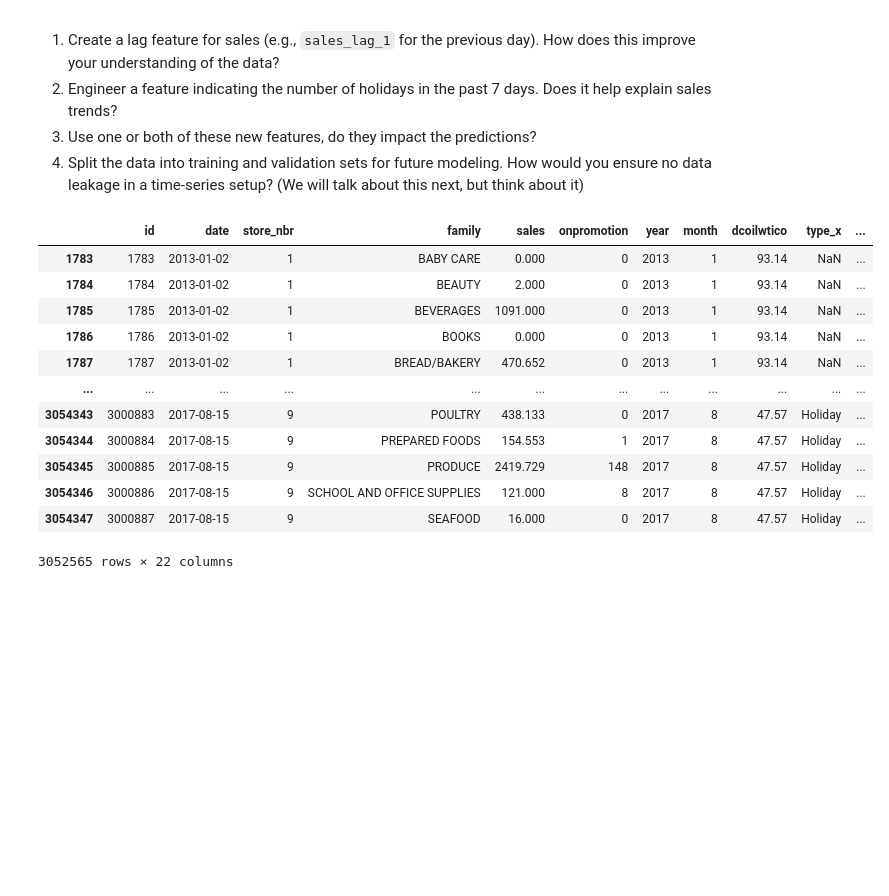
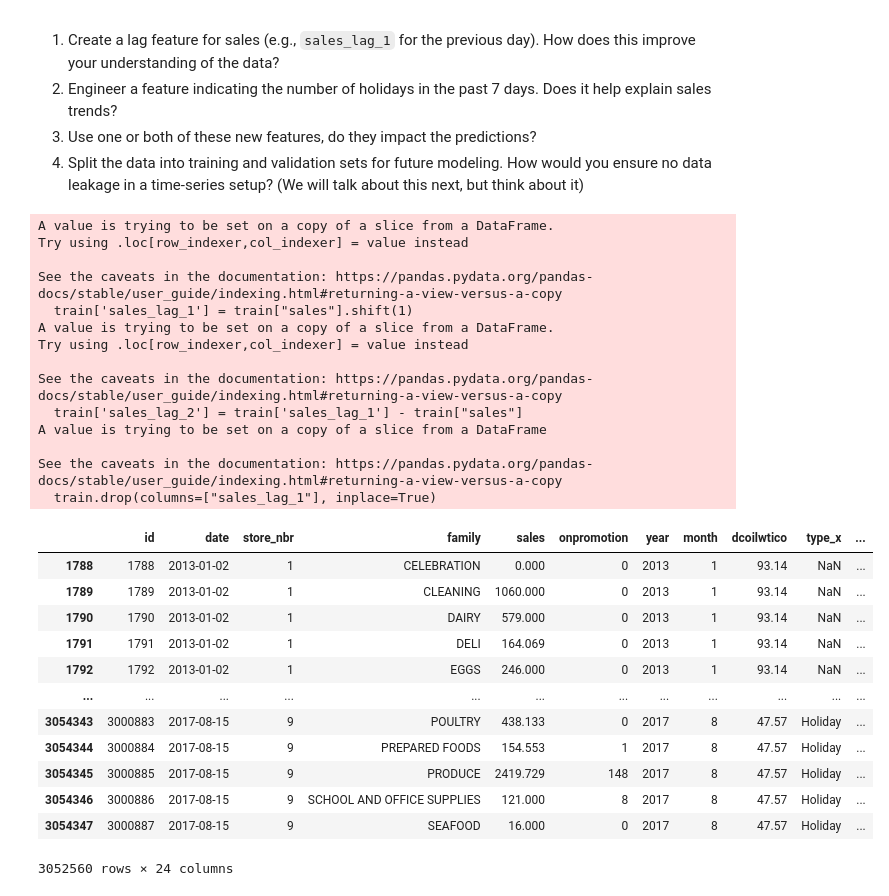
Before and after one commit to Diogc8/Samsung, a Jupyter notebook: Chapter 3 - Supervised Learning/Class 1 - Linear Regression /Exercises/regression.ipynb, the cells around one changed output. Saved outputs shown, nothing was run; the diff lists cells and outputs as text; code cells hidden in the pictures; blank space fills up the shorter version.

```diff
--- a/Chapter 3 - Supervised Learning/Class 1 - Linear Regression /Exercises/regression.ipynb
+++ b/Chapter 3 - Supervised Learning/Class 1 - Linear Regression /Exercises/regression.ipynb
@@ -199,0 +193,10 @@ See the caveats in the documentation: https://pandas.pydata.org/pandas-docs/stab
+# %%
+train['sales_lag'] = train["sales"].shift(1)
+train['sales_lag_1'] = train['sales_lag'] - train["sales"]
+train = train.dropna(subset=["sales_lag"])
+train.drop(columns=["sales_lag","sales_lag_2"], inplace=True)
+
+train["is_holiday"] = (train["type_x"] == "Holiday").astype(int)
+
+train["holidays_last_7d"] = ( train["is_holiday"].rolling(window=7, min_periods=1).sum())
+train
@@ -249,19 +283,35 @@ Mean Squared Error: 737.0848995066478
 4. Split the data into training and validation sets for future modeling. How would you ensure no data leakage in a time-series setup? (We will talk about this next, but think about it)
 # %%
 train['sales_lag_1'] = train["sales"].shift(1)
+train['sales_lag_2'] = train['sales_lag_1'] - train["sales"]
 train = train.dropna(subset=["sales_lag_1"])
+train.drop(columns=["sales_lag_1"], inplace=True)
 train
 # %% [output]
+A value is trying to be set on a copy of a slice from a DataFrame.
+Try using .loc[row_indexer,col_indexer] = value instead
+
+See the caveats in the documentation: https://pandas.pydata.org/pandas-docs/stable/user_guide/indexing.html#returning-a-view-versus-a-copy
+  train['sales_lag_1'] = train["sales"].shift(1)
+A value is trying to be set on a copy of a slice from a DataFrame.
+Try using .loc[row_indexer,col_indexer] = value instead
+
+See the caveats in the documentation: https://pandas.pydata.org/pandas-docs/stable/user_guide/indexing.html#returning-a-view-versus-a-copy
+  train['sales_lag_2'] = train['sales_lag_1'] - train["sales"]
+A value is trying to be set on a copy of a slice from a DataFrame
+
+See the caveats in the documentation: https://pandas.pydata.org/pandas-docs/stable/user_guide/indexing.html#returning-a-view-versus-a-copy
+  train.drop(columns=["sales_lag_1"], inplace=True)
 |  | id | date | store_nbr | family | sales | onpromotion | year | month | dcoilwtico | type_x | ... |
-| 1783 | 1783 | 2013-01-02 | 1 | BABY CARE | 0.000 | 0 | 2013 | 1 | 93.14 | NaN | ... |
-| 1784 | 1784 | 2013-01-02 | 1 | BEAUTY | 2.000 | 0 | 2013 | 1 | 93.14 | NaN | ... |
-| 1785 | 1785 | 2013-01-02 | 1 | BEVERAGES | 1091.000 | 0 | 2013 | 1 | 93.14 | NaN | ... |
-| 1786 | 1786 | 2013-01-02 | 1 | BOOKS | 0.000 | 0 | 2013 | 1 | 93.14 | NaN | ... |
-| 1787 | 1787 | 2013-01-02 | 1 | BREAD/BAKERY | 470.652 | 0 | 2013 | 1 | 93.14 | NaN | ... |
+| 1788 | 1788 | 2013-01-02 | 1 | CELEBRATION | 0.000 | 0 | 2013 | 1 | 93.14 | NaN | ... |
+| 1789 | 1789 | 2013-01-02 | 1 | CLEANING | 1060.000 | 0 | 2013 | 1 | 93.14 | NaN | ... |
+| 1790 | 1790 | 2013-01-02 | 1 | DAIRY | 579.000 | 0 | 2013 | 1 | 93.14 | NaN | ... |
+| 1791 | 1791 | 2013-01-02 | 1 | DELI | 164.069 | 0 | 2013 | 1 | 93.14 | NaN | ... |
+| 1792 | 1792 | 2013-01-02 | 1 | EGGS | 246.000 | 0 | 2013 | 1 | 93.14 | NaN | ... |
 | ... | ... | ... | ... | ... | ... | ... | ... | ... | ... | ... | ... |
 | 3054343 | 3000883 | 2017-08-15 | 9 | POULTRY | 438.133 | 0 | 2017 | 8 | 47.57 | Holiday | ... |
 | 3054344 | 3000884 | 2017-08-15 | 9 | PREPARED FOODS | 154.553 | 1 | 2017 | 8 | 47.57 | Holiday | ... |
 | 3054345 | 3000885 | 2017-08-15 | 9 | PRODUCE | 2419.729 | 148 | 2017 | 8 | 47.57 | Holiday | ... |
 | 3054346 | 3000886 | 2017-08-15 | 9 | SCHOOL AND OFFICE SUPPLIES | 121.000 | 8 | 2017 | 8 | 47.57 | Holiday | ... |
 | 3054347 | 3000887 | 2017-08-15 | 9 | SEAFOOD | 16.000 | 0 | 2017 | 8 | 47.57 | Holiday | ... |
-3052565 rows × 22 columns
+3052560 rows × 24 columns
```
Also changed, not shown: parts of 4 cells of this notebook.
